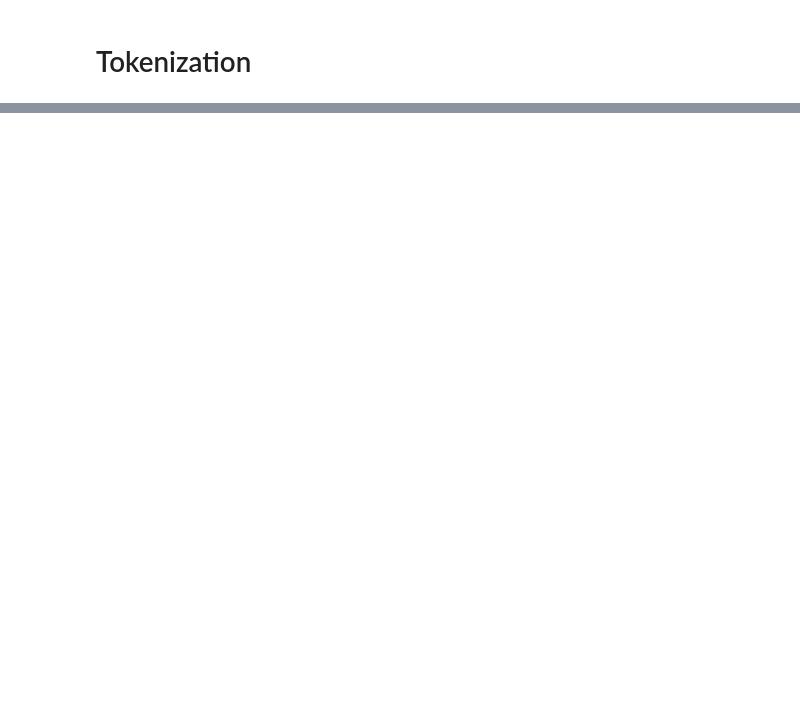
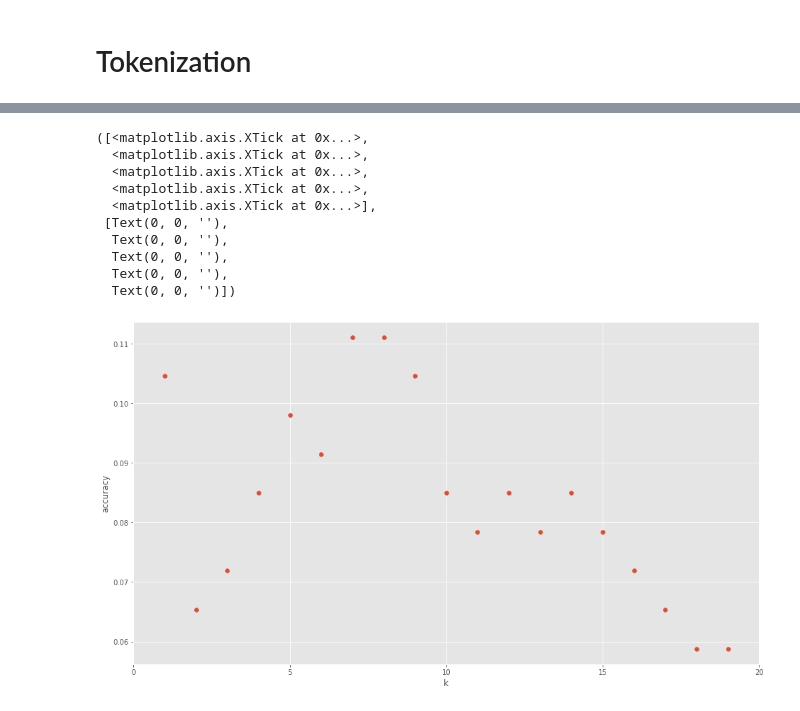
Before and after one commit to BrendaTafurA/PSL-GAN-ad521b837aa1cabd3bbc6e72459104d0ca7cb72a, a Jupyter notebook: new_analysis.ipynb, the cells around one changed output, grey strips where cells are left out. Saved outputs shown, nothing was run; the diff lists cells and outputs as text; code cells hidden in the pictures; blank space fills up the shorter version.

```diff
--- a/new_analysis.ipynb
+++ b/new_analysis.ipynb
@@ -481,0 +789,2 @@ print(confusion_matrix(y_test_verbs, pred_verbs))
+# %%
+dataset_15 = temp_15.iloc[ : ,1:693]
@@ -481,0 +807,3 @@ print(confusion_matrix(y_test_verbs, pred_verbs))
+# %%
+X_15 = dataset_15.iloc[:,:-1].values
+y_15 = dataset_15.iloc[:,-1].values
@@ -481,0 +846,4 @@ print(confusion_matrix(y_test_verbs, pred_verbs))
+# %%
+Labelencoder_Y = LabelEncoder()
+y_15= Labelencoder_Y.fit_transform(y_15)
+y_15
@@ -481,0 +868,29 @@ print(confusion_matrix(y_test_verbs, pred_verbs))
+# %%
+X_train_15, X_test_15, y_train_15, y_test_15 = train_test_split(X_15, y_15, test_size = 0.25, random_state=0)
+scaler = MinMaxScaler()
+X_train_15 = scaler.fit_transform(X_train_15)
+X_test_15 = scaler.transform(X_test_15)
+# %%
+k_range_15 = range(1, 20)
+scores_15 = []
+for k in k_range_15:
+    knn_15 = KNeighborsClassifier(n_neighbors = k)
+    knn_15.fit(X_train_15, y_train_15)
+    scores_15.append(knn_15.score(X_test_15, y_test_15))
+plt.figure()
+plt.xlabel('k')
+plt.ylabel('accuracy')
+plt.scatter(k_range_15, scores_15)
+plt.xticks([0,5,10,15,20])
+# %% [output]
+([<matplotlib.axis.XTick at 0x...>,
+  <matplotlib.axis.XTick at 0x...>,
+  <matplotlib.axis.XTick at 0x...>,
+  <matplotlib.axis.XTick at 0x...>,
+  <matplotlib.axis.XTick at 0x...>],
+ [Text(0, 0, ''),
+  Text(0, 0, ''),
+  Text(0, 0, ''),
+  Text(0, 0, ''),
+  Text(0, 0, '')])
+[figure, added]
```
Also changed, not shown: parts of 76 cells of this notebook, 6 other files.
